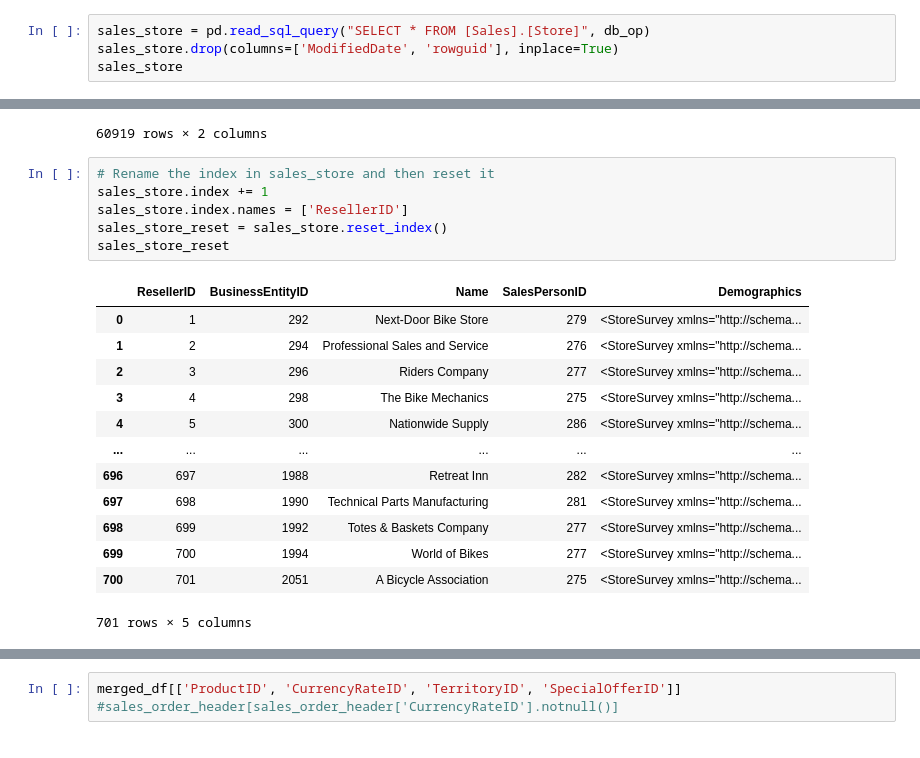
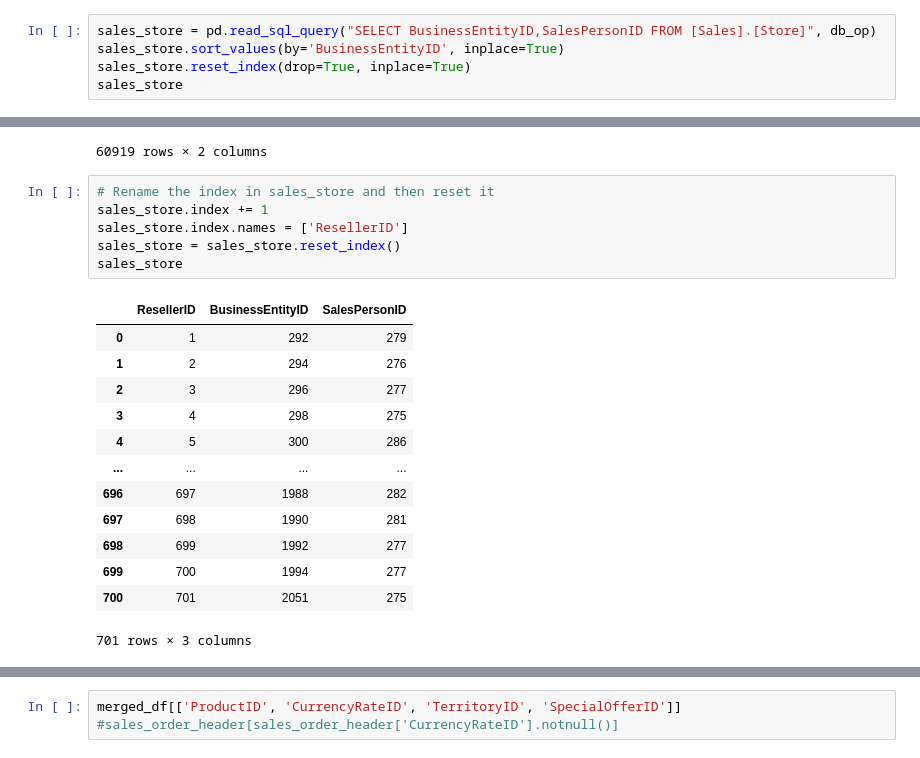
Before and after one commit to paulrojasg/data_science_part_4, a Jupyter notebook: FactResellerSales.ipynb, the cells around one changed output, grey strips where cells are left out. Saved outputs shown, nothing was run; the diff lists cells and outputs as text.

```diff
--- a/FactResellerSales.ipynb
+++ b/FactResellerSales.ipynb
@@ -65,5 +65,6 @@ sales_customer
 # %%
-sales_store = pd.read_sql_query("SELECT * FROM [Sales].[Store]", db_op)
-sales_store.drop(columns=['ModifiedDate', 'rowguid'], inplace=True)
+sales_store = pd.read_sql_query("SELECT BusinessEntityID,SalesPersonID FROM [Sales].[Store]", db_op)
+sales_store.sort_values(by='BusinessEntityID', inplace=True)
+sales_store.reset_index(drop=True, inplace=True)
 sales_store
 # %% [output]
@@ -206,22 +207,22 @@ merged_df[['SalesPersonID', 'EmployeeNationalIDAlternateKey']]
 # %%
 # Rename the index in sales_store and then reset it
 sales_store.index += 1
 sales_store.index.names = ['ResellerID']
-sales_store_reset = sales_store.reset_index()
-sales_store_reset
+sales_store = sales_store.reset_index()
+sales_store
 # %% [output]
-|  | ResellerID | BusinessEntityID | Name | SalesPersonID | Demographics |
-| 0 | 1 | 292 | Next-Door Bike Store | 279 | <StoreSurvey xmlns="http://schema... |
-| 1 | 2 | 294 | Professional Sales and Service | 276 | <StoreSurvey xmlns="http://schema... |
-| 2 | 3 | 296 | Riders Company | 277 | <StoreSurvey xmlns="http://schema... |
-| 3 | 4 | 298 | The Bike Mechanics | 275 | <StoreSurvey xmlns="http://schema... |
-| 4 | 5 | 300 | Nationwide Supply | 286 | <StoreSurvey xmlns="http://schema... |
-| ... | ... | ... | ... | ... | ... |
-| 696 | 697 | 1988 | Retreat Inn | 282 | <StoreSurvey xmlns="http://schema... |
-| 697 | 698 | 1990 | Technical Parts Manufacturing | 281 | <StoreSurvey xmlns="http://schema... |
-| 698 | 699 | 1992 | Totes & Baskets Company | 277 | <StoreSurvey xmlns="http://schema... |
-| 699 | 700 | 1994 | World of Bikes | 277 | <StoreSurvey xmlns="http://schema... |
-| 700 | 701 | 2051 | A Bicycle Association | 275 | <StoreSurvey xmlns="http://schema... |
+|  | ResellerID | BusinessEntityID | SalesPersonID |
+| 0 | 1 | 292 | 279 |
+| 1 | 2 | 294 | 276 |
+| 2 | 3 | 296 | 277 |
+| 3 | 4 | 298 | 275 |
+| 4 | 5 | 300 | 286 |
+| ... | ... | ... | ... |
+| 696 | 697 | 1988 | 282 |
+| 697 | 698 | 1990 | 281 |
+| 698 | 699 | 1992 | 277 |
+| 699 | 700 | 1994 | 277 |
+| 700 | 701 | 2051 | 275 |
-701 rows × 5 columns
+701 rows × 3 columns
 # %%
 #Connect to SalesPerson and Reseller
```
Also changed, not shown: parts of 6 cells of this notebook, 1 other file.
